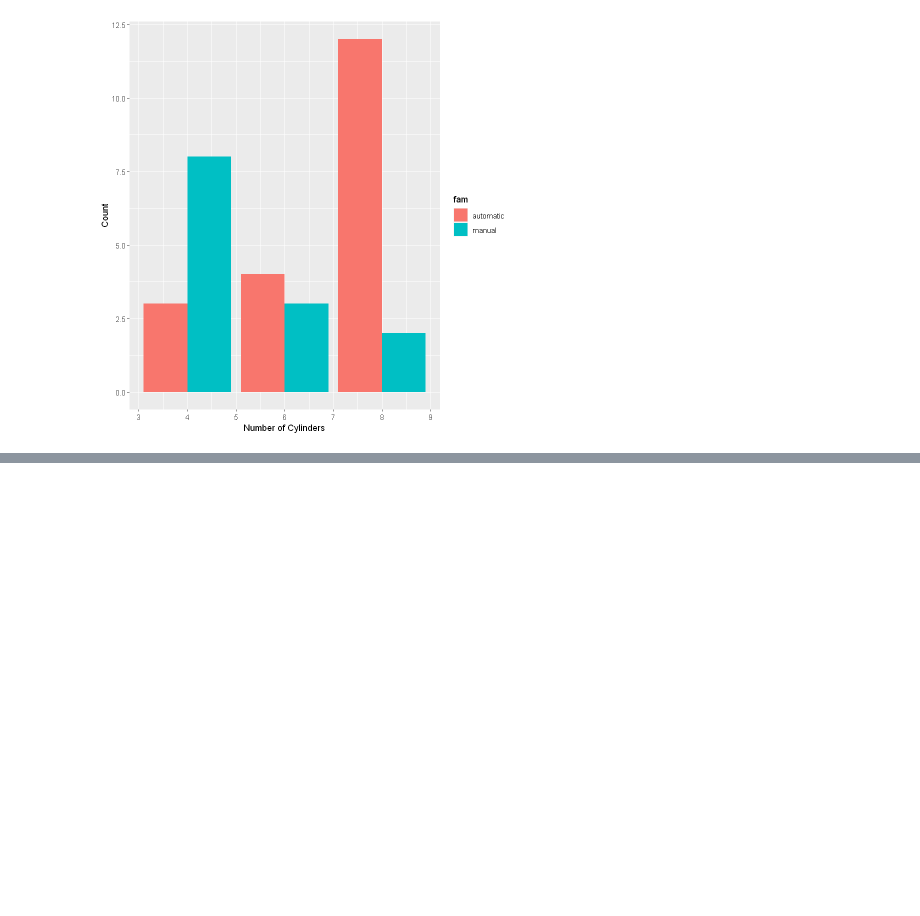
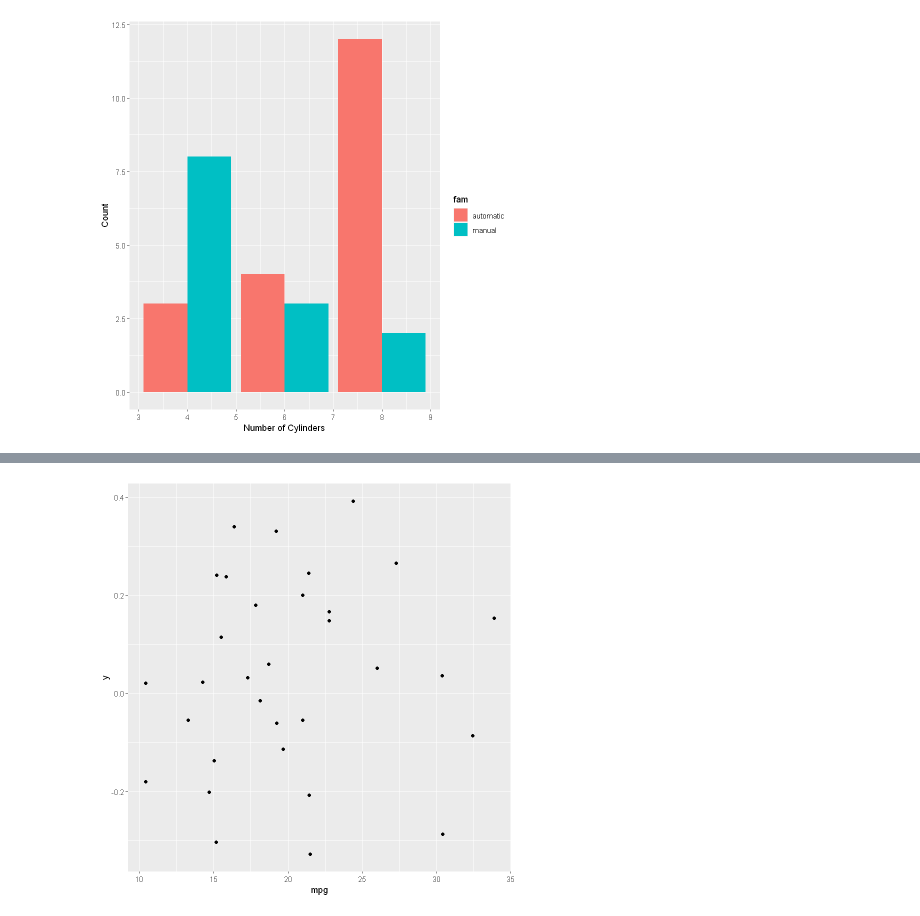
Before and after one commit to AI-MOO/Data_Scientist_with_R, a Jupyter notebook: 06_Introduction_to_Data_Visualization_with_ggplot2/02_Aesthetics.ipynb, the cells around one changed output, grey strips where cells are left out. Saved outputs shown, nothing was run; the diff lists cells and outputs as text; code cells hidden in the pictures; blank space fills up the shorter version.

```diff
--- a/06_Introduction_to_Data_Visualization_with_ggplot2/02_Aesthetics.ipynb
+++ b/06_Introduction_to_Data_Visualization_with_ggplot2/02_Aesthetics.ipynb
@@ -252,0 +257,7 @@ ggplot(mtcars, aes(fcyl, fill = fam)) +
+# %%
+# Plot 0 vs. mpg
+ggplot(mtcars, aes(x = mpg, y = 0)) +
+  # Add jitter
+  geom_point(position = "jitter")
+# %% [output]
+[figure, added]
```
Also changed, not shown: parts of 2 cells of this notebook.
